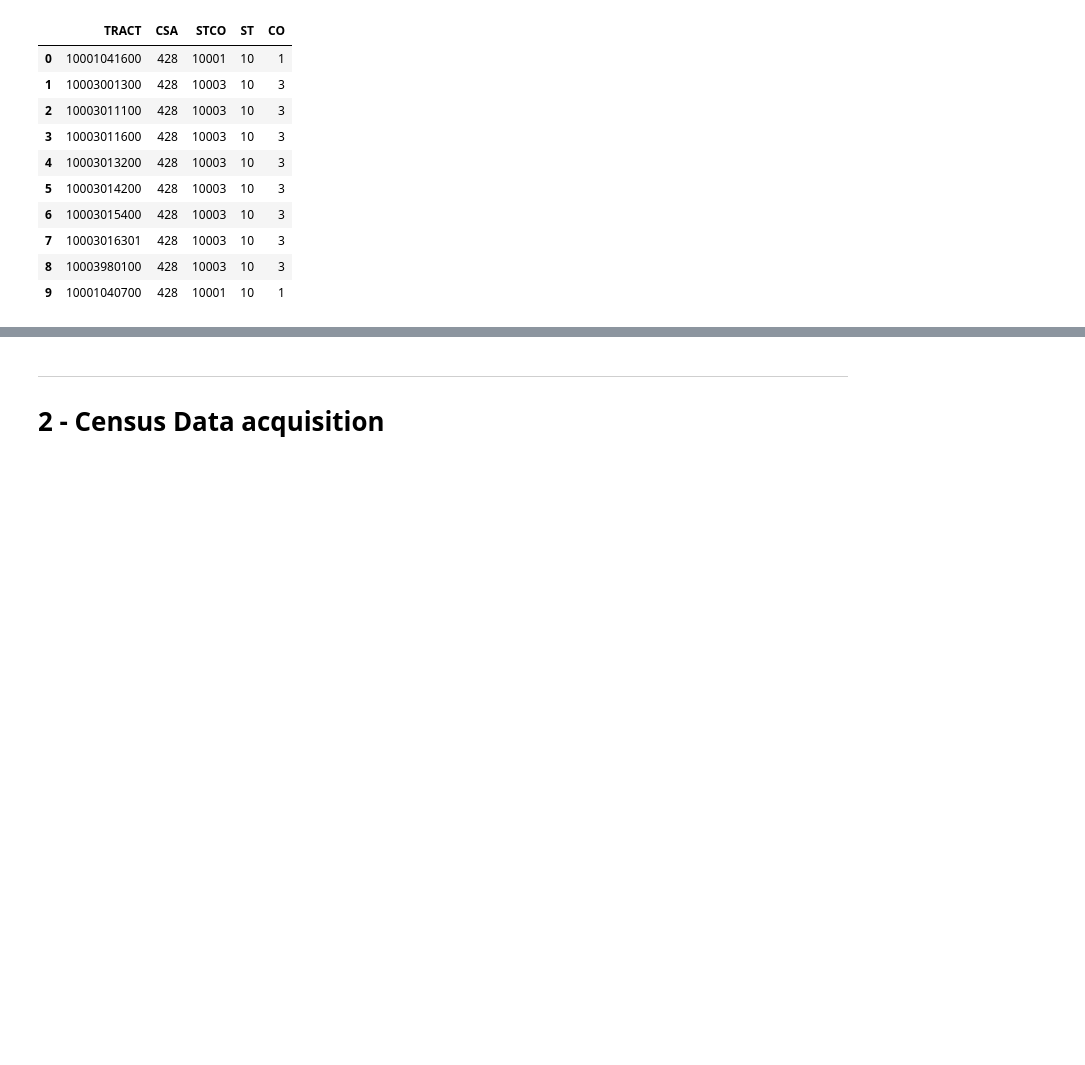
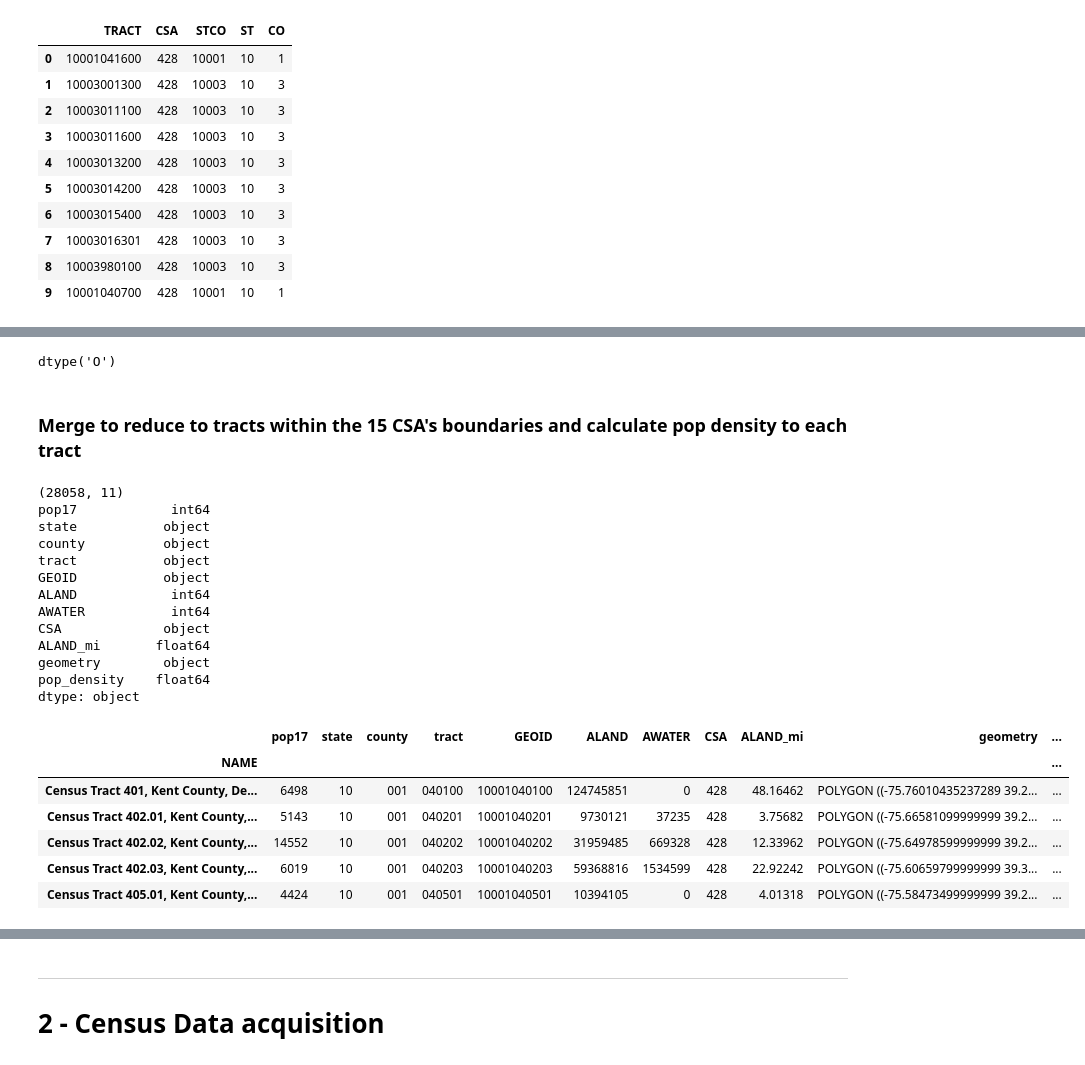
Before and after one commit to NYCPlanning/rp-USmetros_comparison, a Jupyter notebook: 0-US_Metro_Comparison_Geographies.ipynb, the cells around one changed output, grey strips where cells are left out. Cells and saved outputs as stored; diff of their text form; code cells hidden in the pictures; blank space fills up the shorter version.

```diff
--- a/0-US_Metro_Comparison_Geographies.ipynb
+++ b/0-US_Metro_Comparison_Geographies.ipynb
@@ -544,0 +634,40 @@ tractsGeo.head(10)
+# %%
+POP17tracts.GEOID.dtypes
+# %% [output]
+dtype('O')
+# %% [markdown]
+### Merge to reduce to tracts within the 15 CSA's boundaries and calculate pop density to each tract
+# %%
+CSAtracts = POP17tracts.merge(Alltracts, on='GEOID')
+CSAtracts = CSAtracts.drop(['STATEFP', 'COUNTYFP', 'TRACTCE', 'AFFGEOID', 'LSAD'], axis=1)
+CSAtracts = CSAtracts.rename(columns={'NAME_x':'NAME'})
+CSAtracts = CSAtracts.set_index('NAME')
+CSAtracts['pop17'] = CSAtracts['pop17'].astype(int)
+
+CSAtracts['pop_density'] = CSAtracts['pop17'] / CSAtracts['ALAND_mi']
+CSAtracts = CSAtracts.drop(['NAME_y'], axis=1)
+
+print(CSAtracts.shape)
+print(CSAtracts.dtypes)
+CSAtracts.head()
+# %% [output]
+(28058, 11)
+pop17            int64
+state           object
+county          object
+tract           object
+GEOID           object
+ALAND            int64
+AWATER           int64
+CSA             object
+ALAND_mi       float64
+geometry        object
+pop_density    float64
+dtype: object
+|  | pop17 | state | county | tract | GEOID | ALAND | AWATER | CSA | ALAND_mi | geometry | ... |
+| NAME |  |  |  |  |  |  |  |  |  |  | ... |
+| Census Tract 401, Kent County, De... | 6498 | 10 | 001 | 040100 | 10001040100 | 124745851 | 0 | 428 | 48.16462 | POLYGON ((-75.76010435237289 39.2... | ... |
+| Census Tract 402.01, Kent County,... | 5143 | 10 | 001 | 040201 | 10001040201 | 9730121 | 37235 | 428 | 3.75682 | POLYGON ((-75.66581099999999 39.2... | ... |
+| Census Tract 402.02, Kent County,... | 14552 | 10 | 001 | 040202 | 10001040202 | 31959485 | 669328 | 428 | 12.33962 | POLYGON ((-75.64978599999999 39.2... | ... |
+| Census Tract 402.03, Kent County,... | 6019 | 10 | 001 | 040203 | 10001040203 | 59368816 | 1534599 | 428 | 22.92242 | POLYGON ((-75.60659799999999 39.3... | ... |
+| Census Tract 405.01, Kent County,... | 4424 | 10 | 001 | 040501 | 10001040501 | 10394105 | 0 | 428 | 4.01318 | POLYGON ((-75.58473499999999 39.2... | ... |
```
Also changed, not shown: parts of 15 cells of this notebook, 43 other files.
